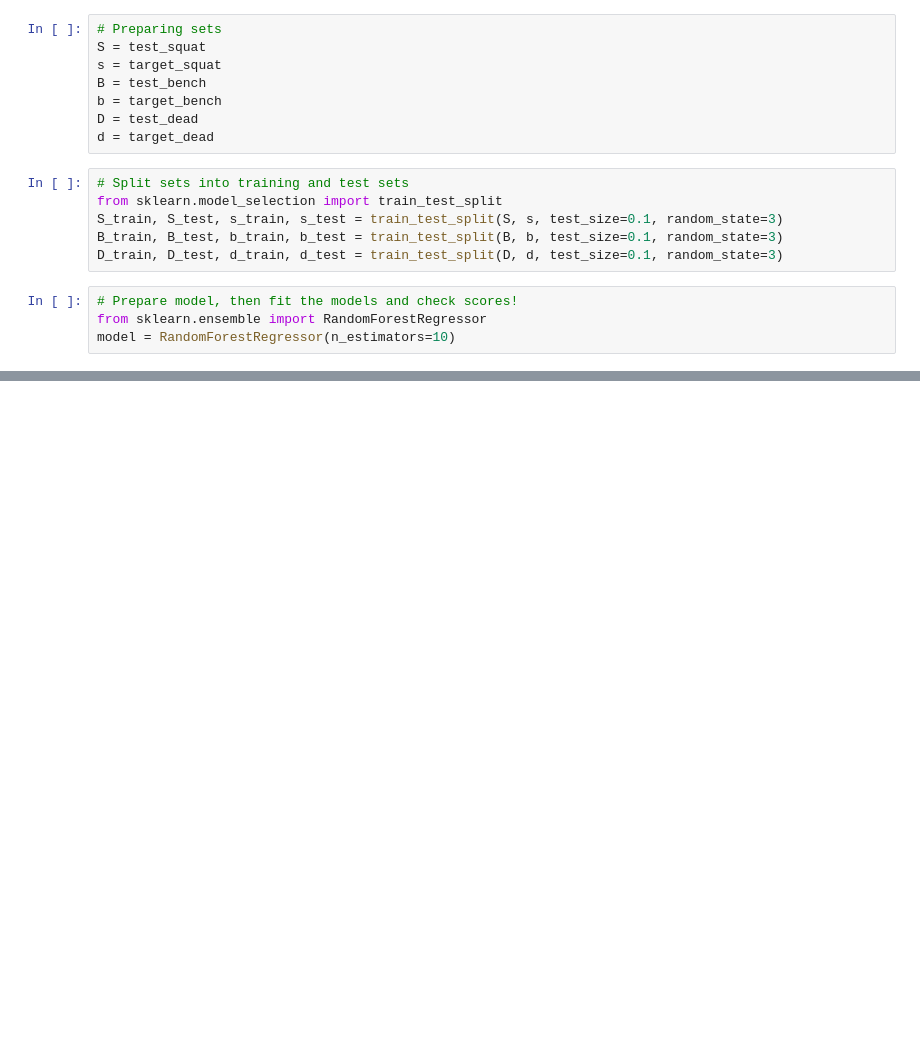
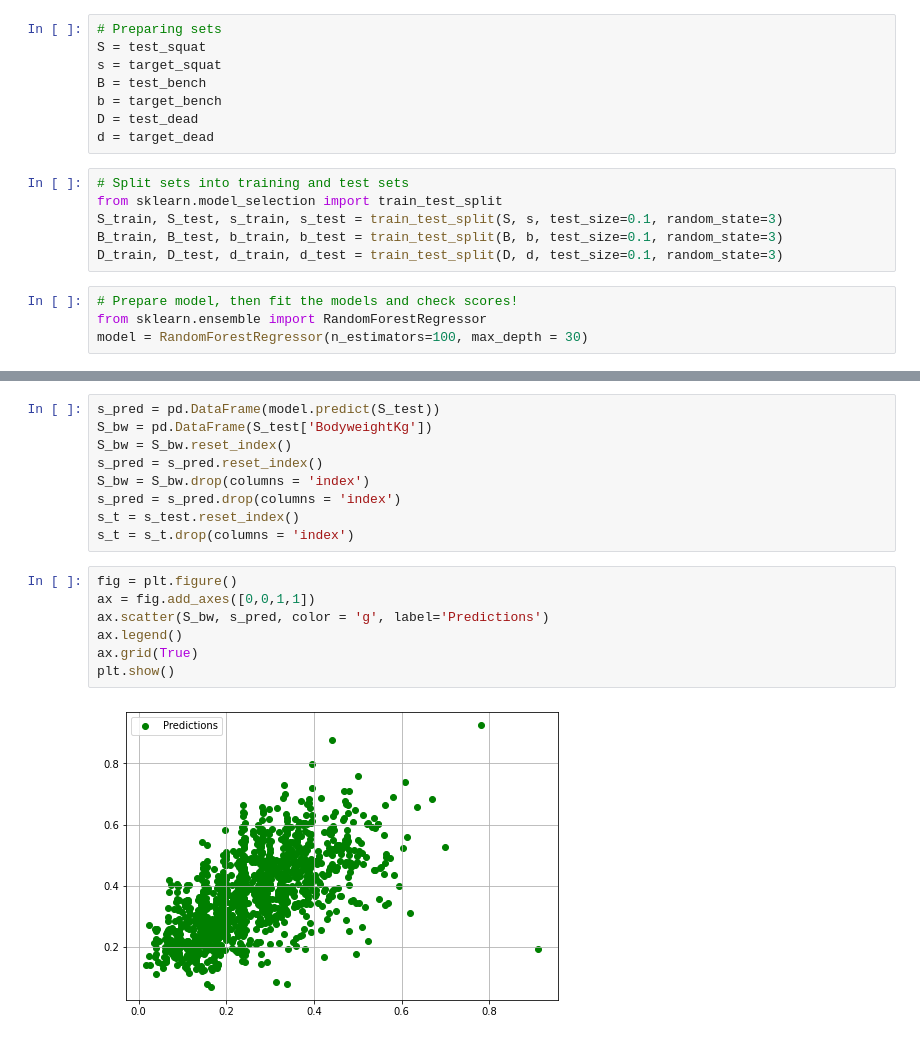
Before and after one commit to SerRichard/powerliftingrepo, a Jupyter notebook: Predicting best lifts [RandomForest].ipynb, the cells around one changed output, grey strips where cells are left out. Cells and saved outputs as stored; diff of their text form; blank space fills up the shorter version.

```diff
--- a/Predicting best lifts [RandomForest].ipynb
+++ b/Predicting best lifts [RandomForest].ipynb
@@ -162,7 +165,7 @@ D_train, D_test, d_train, d_test = train_test_split(D, d, test_size=0.1, random_
 # %%
 # Prepare model, then fit the models and check scores!
 from sklearn.ensemble import RandomForestRegressor
-model = RandomForestRegressor(n_estimators=10)
+model = RandomForestRegressor(n_estimators=100, max_depth = 30)
 # %%
 model.fit(S_train, s_train.values.ravel())
 # %% [output]
@@ -207,0 +211,18 @@ model.score(D_test, d_test)
+# %%
+s_pred = pd.DataFrame(model.predict(S_test))
+S_bw = pd.DataFrame(S_test['BodyweightKg'])
+S_bw = S_bw.reset_index()
+s_pred = s_pred.reset_index()
+S_bw = S_bw.drop(columns = 'index')
+s_pred = s_pred.drop(columns = 'index')
+s_t = s_test.reset_index()
+s_t = s_t.drop(columns = 'index')
+# %%
+fig = plt.figure()
+ax = fig.add_axes([0,0,1,1])
+ax.scatter(S_bw, s_pred, color = 'g', label='Predictions')
+ax.legend()
+ax.grid(True)
+plt.show()
+# %% [output]
+[figure, added]
```
Also changed, not shown: parts of 14 cells of this notebook.
